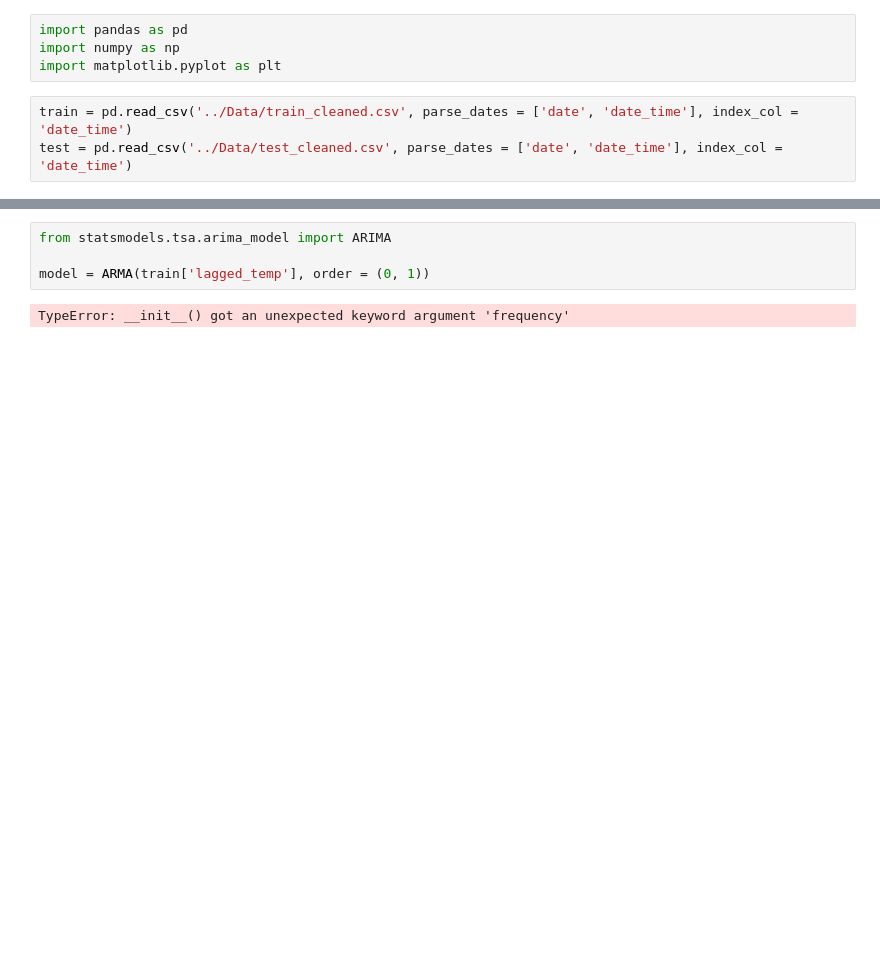
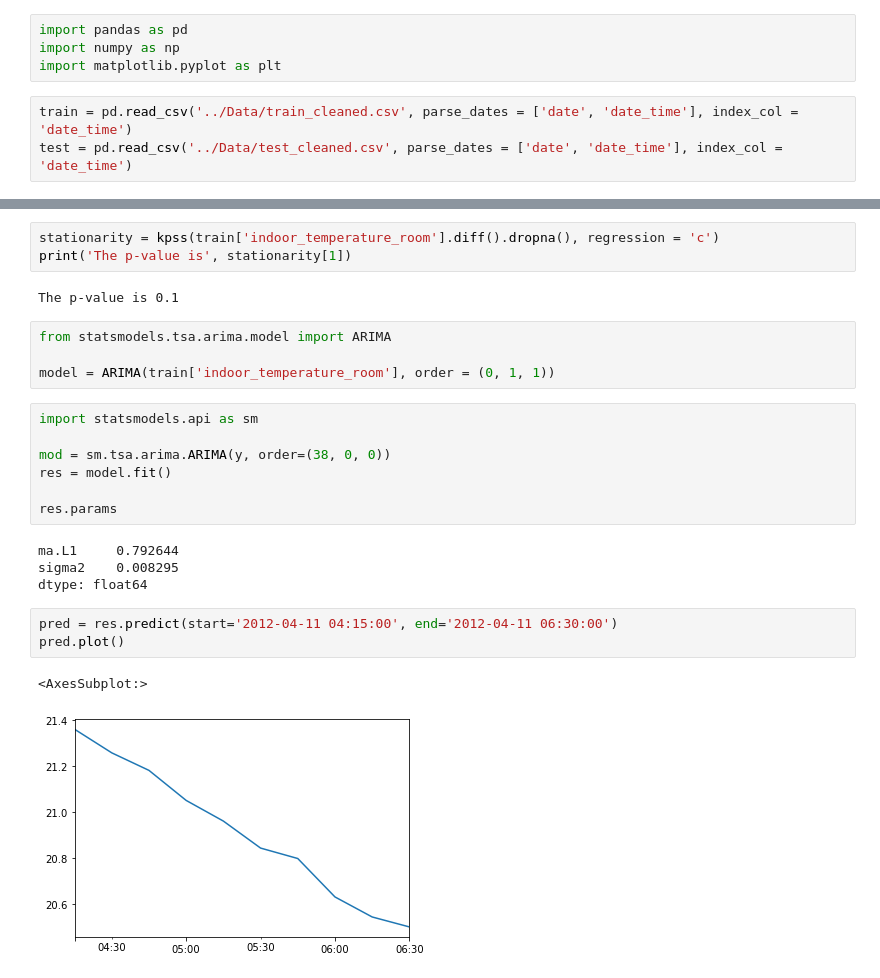
Before and after one commit to Caveexplorer/Home-Temperature-Time-Series-Forecasting, a Jupyter notebook: Notebooks/Pre-processing and Training Data Development.ipynb, the cells around one changed output, grey strips where cells are left out. Cells and saved outputs as stored; diff of their text form; blank space fills up the shorter version.

```diff
--- a/Notebooks/Pre-processing and Training Data Development.ipynb
+++ b/Notebooks/Pre-processing and Training Data Development.ipynb
@@ -63,6 +74,26 @@ Name: lagged_temp, Length: 2764, dtype: float64
+# %%
+stationarity = kpss(train['indoor_temperature_room'].diff().dropna(), regression = 'c')
+print('The p-value is', stationarity[1])
+# %% [output]
+The p-value is 0.1
 # %%
-from statsmodels.tsa.arima_model import ARIMA
+from statsmodels.tsa.arima.model import ARIMA
 
-model = ARMA(train['lagged_temp'], order = (0, 1))
+model = ARIMA(train['indoor_temperature_room'], order = (0, 1, 1))
-# %% [output]
-TypeError: __init__() got an unexpected keyword argument 'frequency'
+# %%
+import statsmodels.api as sm
+
+mod = sm.tsa.arima.ARIMA(y, order=(38, 0, 0))
+res = model.fit()
+
+res.params
+# %% [output]
+ma.L1     0.792644
+sigma2    0.008295
+dtype: float64
+# %%
+pred = res.predict(start='2012-04-11 04:15:00', end='2012-04-11 06:30:00')
+pred.plot()
+# %% [output]
+<AxesSubplot:>
+[figure, added]
```
Also changed, not shown: parts of 15 cells of this notebook, 1 other file.
